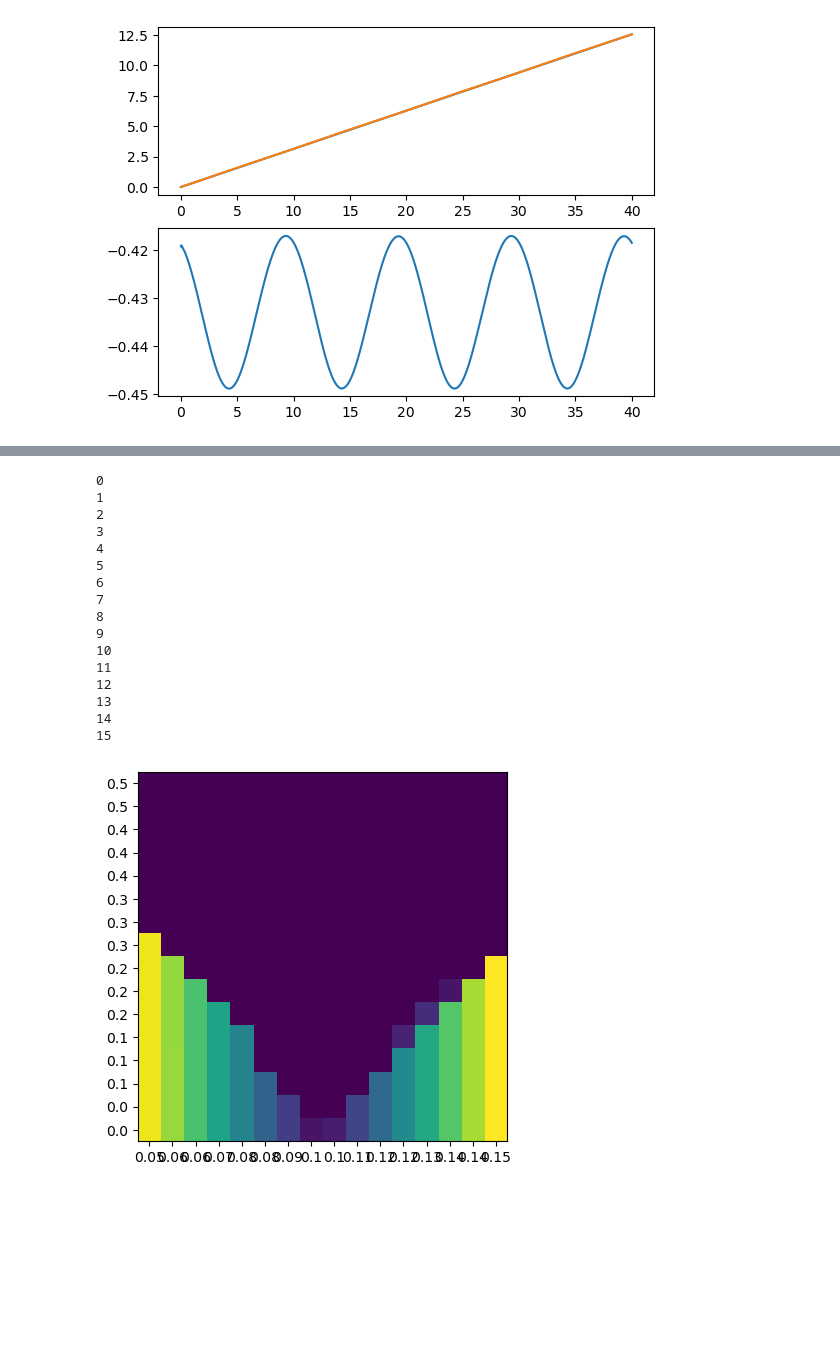
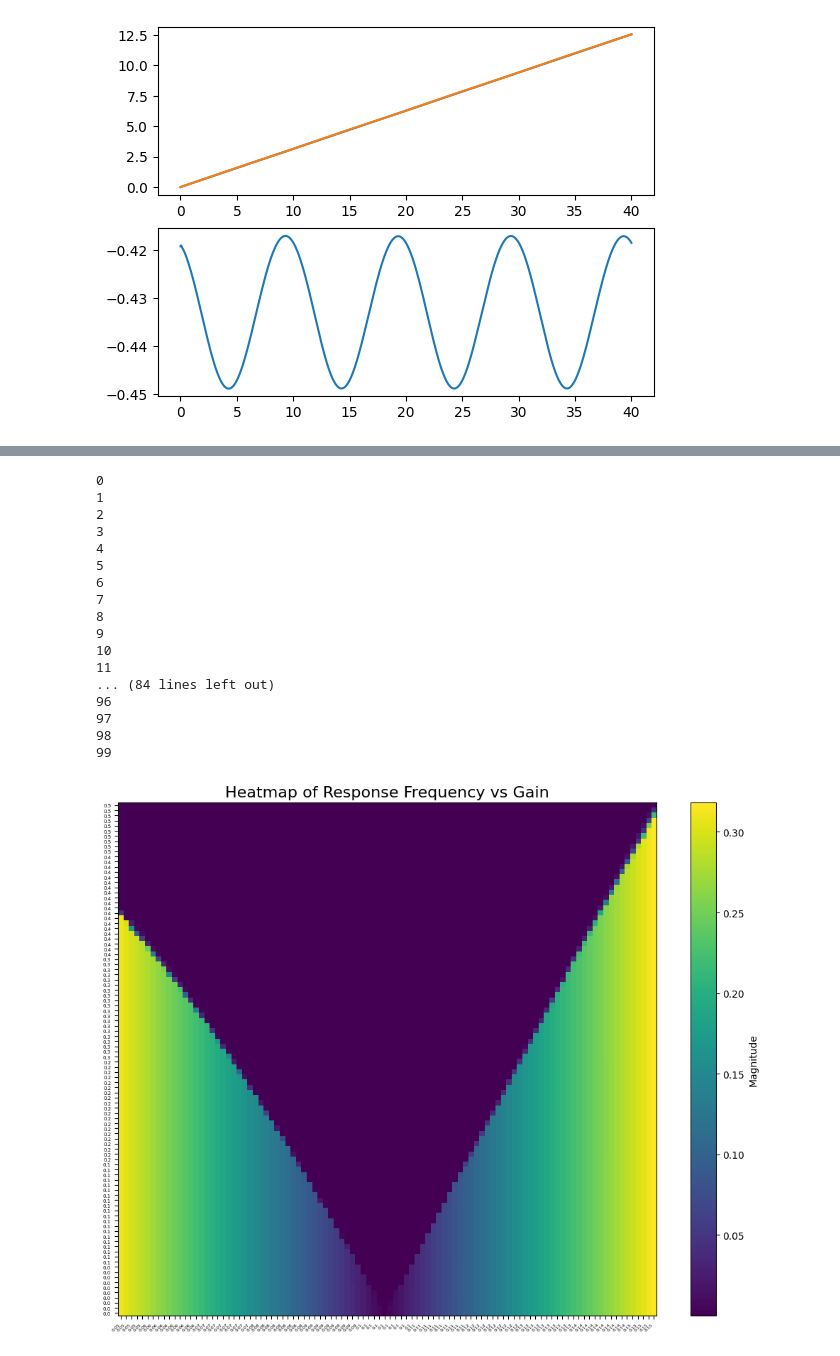
Before and after one commit to Irina-ferr/SCI, a Jupyter notebook: Ringwood_syncronization.ipynb, the cells around one changed output, grey strips where cells are left out. Saved outputs shown, nothing was run; the diff lists cells and outputs as text; code cells hidden in the pictures; blank space fills up the shorter version.

```diff
--- a/Ringwood_syncronization.ipynb
+++ b/Ringwood_syncronization.ipynb
@@ -118,14 +133,15 @@ def Synch_det(df,f_resp,gain):
 
     return A
 # %%
-Resp_freq = np.linspace(0.05,0.15,16)
-Gain_array = np.linspace(0,0.5,16)
+Resp_freq = np.linspace(0.05,0.15,100)
+Gain_array = np.linspace(0,0.5,100)
 
-Map = np.zeros((16,16))
+Map = np.zeros((100,100))
 for i in range(len(Resp_freq)):
     print(i)
     for j in range(len(Gain_array)):
         Map[len(Resp_freq)-j-1,i] = Synch_det(df,Resp_freq[i],Gain_array[j])
+# !!!!ДОБАВИТЬ ЗАПИСЬ В ФАЙЛ
 # %% [output]
 0
 1
@@ -139,15 +155,20 @@ for i in range(len(Resp_freq)):
 9
 10
 11
-12
-13
-14
-15
+... (84 lines left out)
+96
+97
+98
+99
 # %%
-plt.imshow(abs(Map), cmap='viridis')
-plt.xticks(np.arange(len(Resp_freq)),np.round(Resp_freq,2))
-plt.yticks(np.arange(len(Gain_array)),np.round(Gain_array[::-1],1))
-
+plt.figure(figsize=(10, 8))
+plt.imshow(abs(Map), cmap='viridis', aspect='auto')
+plt.colorbar(label='Magnitude')
+plt.xticks(np.arange(len(Resp_freq)), np.round(Resp_freq, 2), fontsize=4.5)
+plt.yticks(np.arange(len(Gain_array)), np.round(Gain_array[::-1], 1), fontsize=5)
+plt.title('Heatmap of Response Frequency vs Gain', fontsize=16)
+plt.gcf().autofmt_xdate(rotation=45)
+plt.tight_layout()
 plt.show()
 # %% [output]
-[figure, old version]
+[figure, new version]
```
Also changed, not shown: parts of 4 cells of this notebook.
